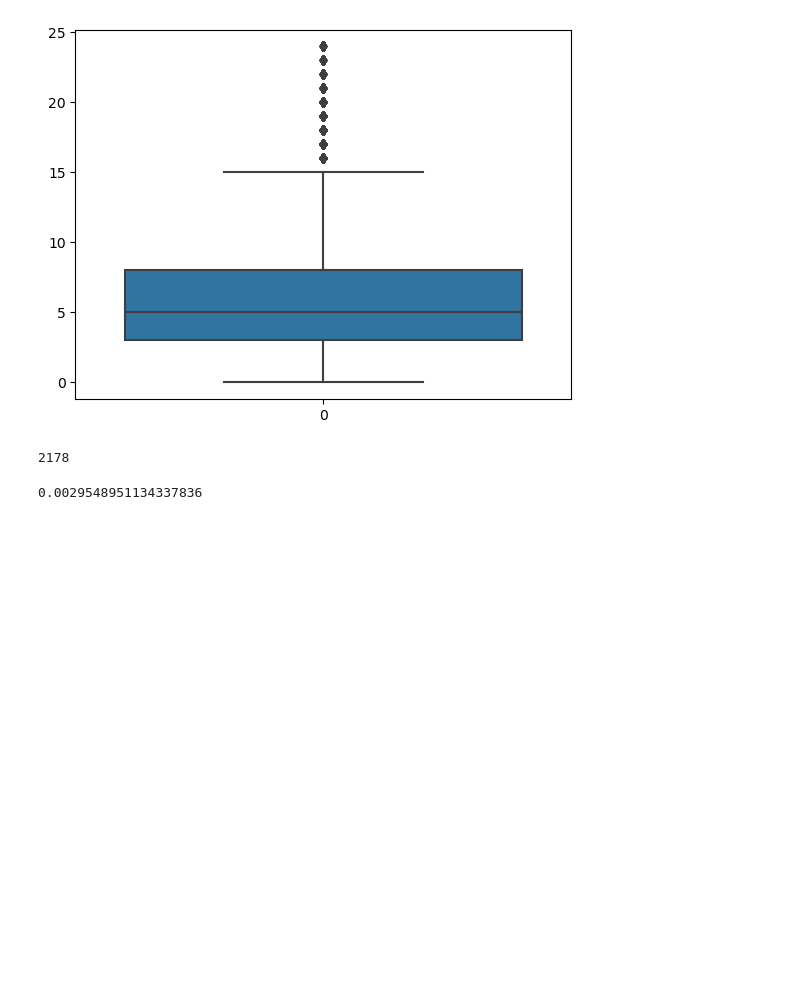
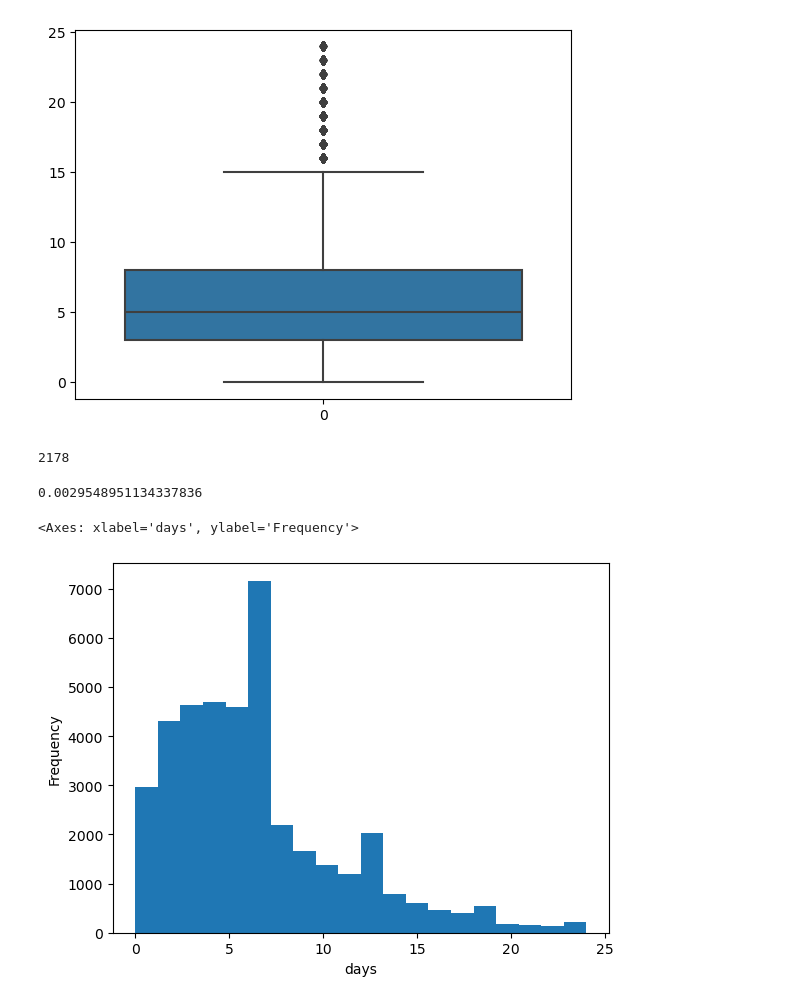
Before and after one commit to CTWills/pandas_eda_case_study, a Jupyter notebook: youtube_eda.ipynb, the cells around one changed output. Drawn from its saved outputs; the diff is of its cells as text; code cells hidden in the pictures; blank space fills up the shorter version.

Commit message:
gend plots

```diff
--- a/youtube_eda.ipynb
+++ b/youtube_eda.ipynb
@@ -141,3 +140,8 @@ val_counts_df = youtube_data["Time Difference"].value_counts(normalize=True)
 val_counts_df.loc['0 days']
 # %% [output]
 0.0029548951134337836
+# %%
+removed_outlier_df["Time Difference"].dt.days.plot.hist(bins=20, xlabel="days")
+# %% [output]
+<Axes: xlabel='days', ylabel='Frequency'>
+[figure, added]
```
Also changed, not shown: parts of 14 cells of this notebook, 8 other files.
